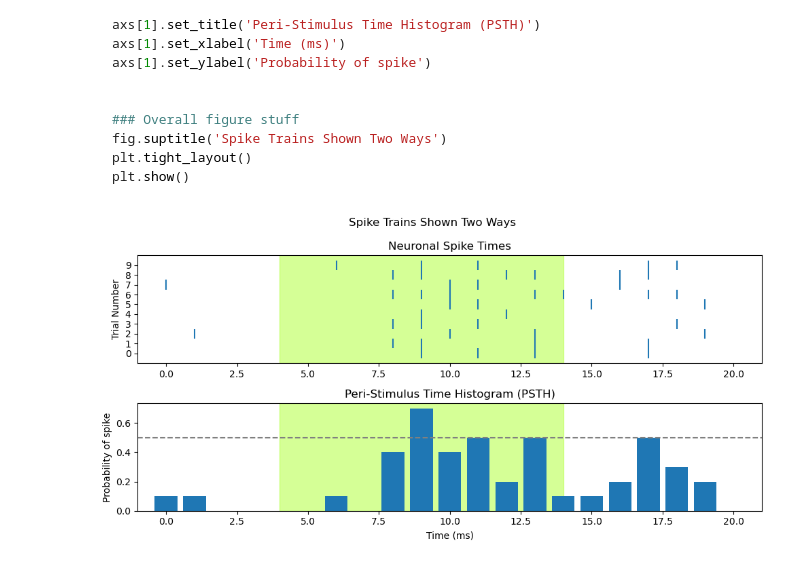
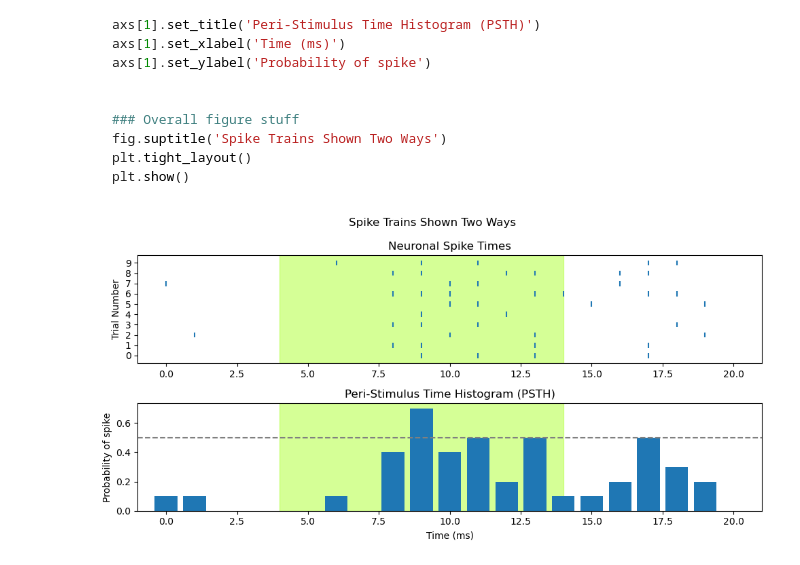
Before and after one commit to TonyAlocious/Single-Unit-Data, a Jupyter notebook: 1 - intro_spike_trains.ipynb, the cells around one changed output. Saved outputs shown, nothing was run; the diff lists cells and outputs as text; code cells hidden in the pictures.

Commit message:
Improve visualisation

```diff
--- a/1 - intro_spike_trains.ipynb
+++ b/1 - intro_spike_trains.ipynb
@@ -567,7 +567,7 @@ axs[0].axvspan(light_onset_time, light_offset_time, alpha=0.5, color='greenyello
 
 for trial in range(len(ten_spike_trains)):
     spike_times = [i for i, x in enumerate(ten_spike_trains[trial]) if x == spike_value]
-    axs[0].vlines(spike_times, trial - 0.5, trial + 0.5)
+    axs[0].vlines(spike_times, trial - 0.25, trial + 0.25)
 
 # Set x axis range so that time zero is more visible
 axs[0].set_xlim([-1, len(spike_train)])
@@ -578,31 +578,31 @@ axs[0].set_ylabel('Trial Number')
 
 axs[0].set_title('Neuronal Spike Times')
 
 #######################################
 # draw PSTH into second subplot, axs[1]
 # add shading for stimulus duration
 axs[1].axvspan(light_onset_time, light_offset_time, alpha=0.5, color='greenyellow')
 
 # Draw the PSTH
 axs[1].bar(range(spike_array.shape[1]),
            np.mean(spike_array, 0)
            )
 
 # Use same x axis limits as for raster plot
 axs[1].set_xlim([-1, len(spike_train)])
 
 # Add line showing chance probability of firing
 axs[1].axhline(y=0.5, xmin=0, xmax=20, linestyle='--', color='gray')
 
 # Make the plot pretty
 axs[1].set_title('Peri-Stimulus Time Histogram (PSTH)')
 axs[1].set_xlabel('Time (ms)')
 axs[1].set_ylabel('Probability of spike')
 
 
 ### Overall figure stuff
 fig.suptitle('Spike Trains Shown Two Ways')
 plt.tight_layout()
 plt.show()
 # %% [output]
-[figure, old version]
+[figure, new version]
```
